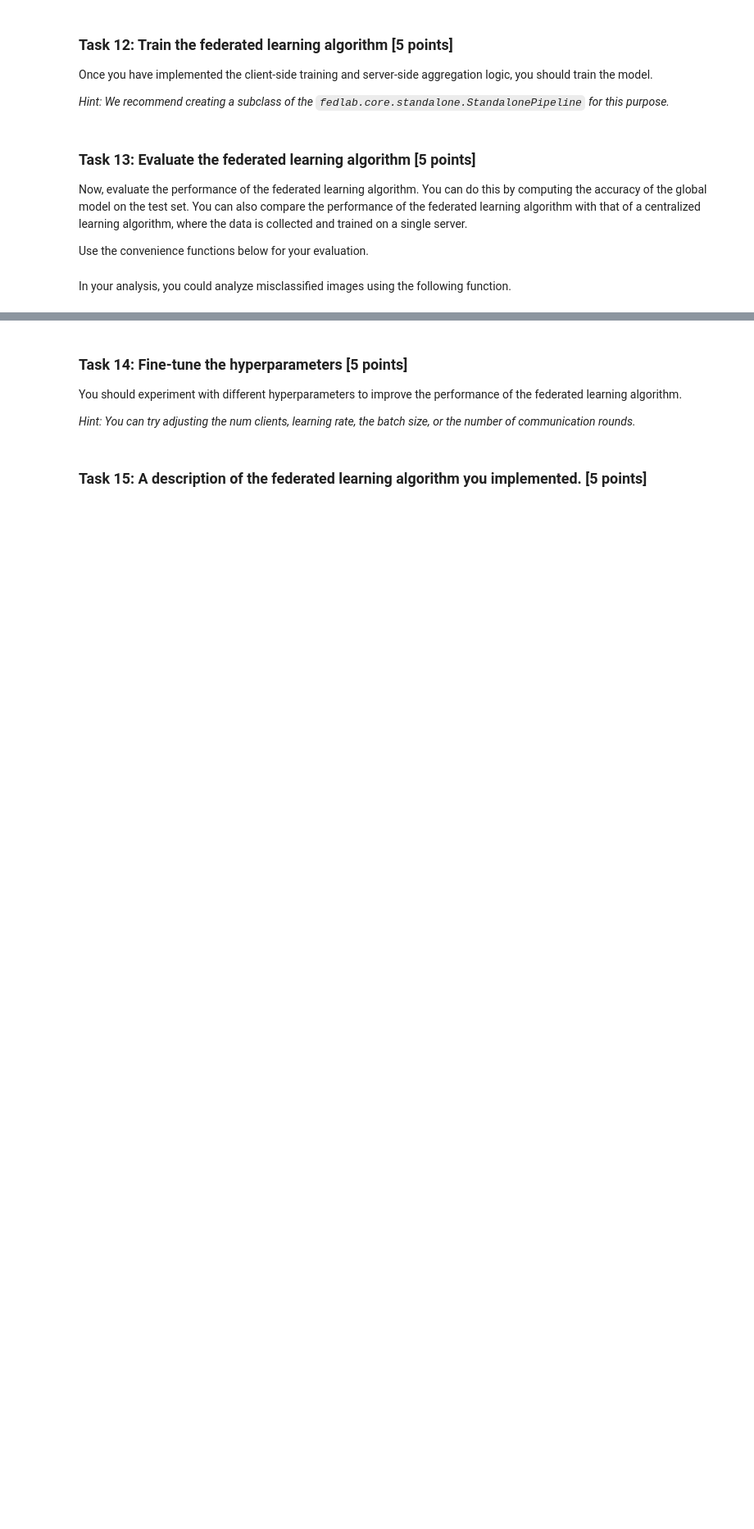
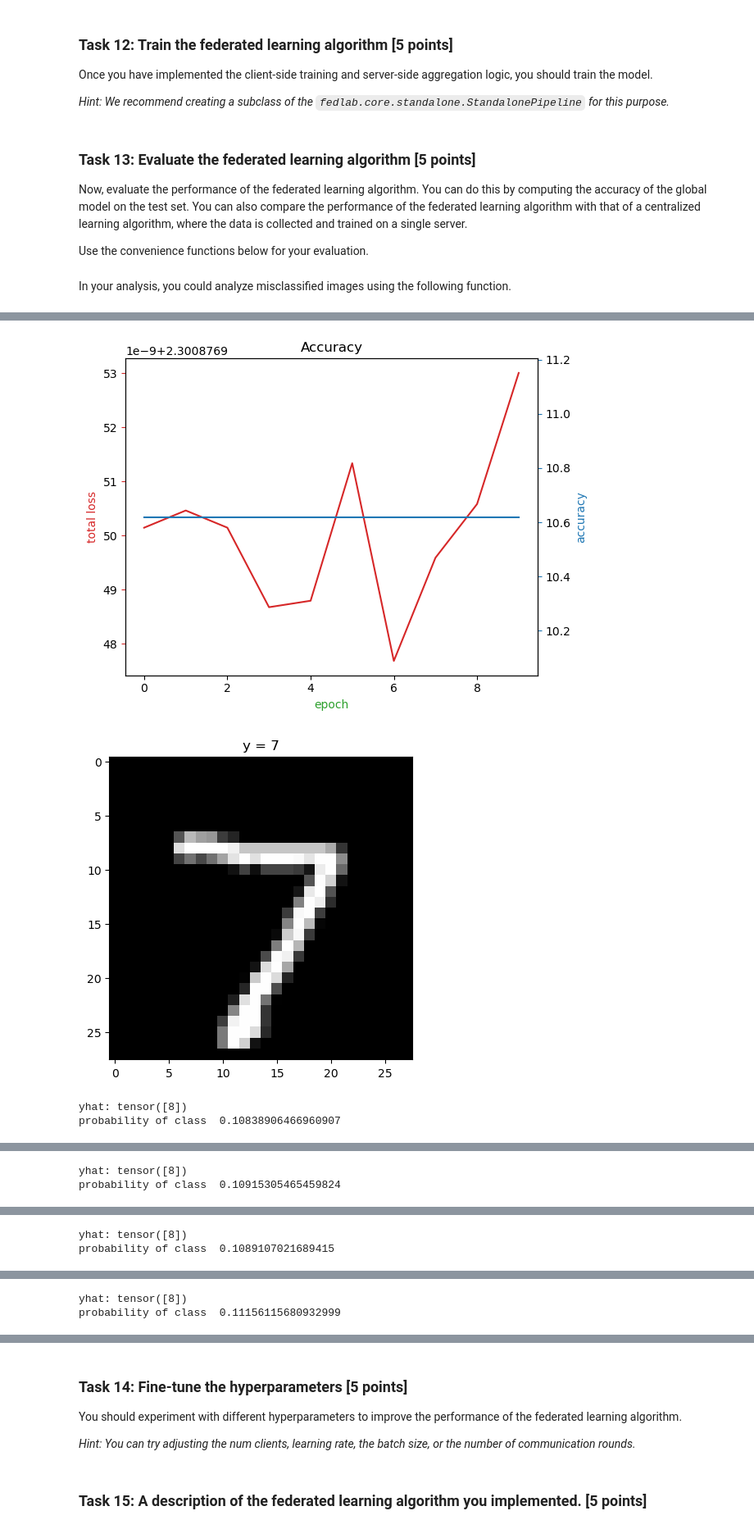
Before and after one commit to Rezlang/AI-Blockchain, a Jupyter notebook: Labs/Lab 2/lab02.ipynb, the cells around one changed output, grey strips where cells are left out. Shown: that part at 82% size. Cells and saved outputs as stored; diff of their text form; code cells hidden in the pictures; blank space fills up the shorter version.

```diff
--- a/Labs/Lab 2/lab02.ipynb
+++ b/Labs/Lab 2/lab02.ipynb
@@ -699,21 +735,14 @@ Once you have implemented the client-side training and server-side aggregation l
 # %%
-from fedlab.contrib.algorithm.basic_client import SerialClientTrainer
-from fedlab.contrib.algorithm.basic_server import SyncServerHandler
+criterion = nn.CrossEntropyLoss()
 
 
 class StandalonePipeline(object):
     def __init__(self, handler: SyncServerHandler, trainer: SerialClientTrainer):
-        """Perform standalone simulation process.
-
-        Args:
-            handler (ServerHandler): _description_
-            trainer (SerialClientTrainer): _description_
-        """
         self.handler = handler
         self.trainer = trainer
-
-        # initialization
         self.handler.num_clients = self.trainer.num_clients
+        self.losses = []
+        self.accuracies = []
 
     def main(self):
         while self.handler.if_stop is False:
@@ -728,14 +757,13 @@ class StandalonePipeline(object):
             # server side
             for pack in uploads:
                 self.handler.load(pack)
+            loss, acc = evaluate_global(model, criterion, datasets, "cpu")
+            self.losses.append(loss)
+            self.accuracies.append(acc)
 
             # evaluate
-            return self.evaluate()
+            # return self.evaluate()
             # self.handler.evaluate()
-
-    def evaluate(self):
-        loss, acc = self.handler.evaluate()
-        return loss, acc
 # %% [markdown]
 ### Task 13: Evaluate the federated learning algorithm [5 points]
 
@@ -831,6 +818,7 @@ def evaluate_global(model, criterion, dataset_manager, device):
 # %%
 # Type your code here.
 pipeline = StandalonePipeline(handler, trainer)
-loss, acc = pipeline.main()
-generate_loss_accuracy_charts("Accuracy", loss, acc)
+pipeline.main()
+generate_loss_accuracy_charts("Accuracy", pipeline.losses, pipeline.accuracies)
+print_first_five_misclassified_samples(mnist_test, model)
 # %% [output]
@@ -837,0 +842,4 @@ NotImplementedError:
+[figure, added]
+[figure, added]
+yhat: tensor([8])
+probability of class  0.10838906466960907
@@ -837,0 +847,2 @@ NotImplementedError:
+yhat: tensor([8])
+probability of class  0.10915305465459824
@@ -837,0 +850,2 @@ NotImplementedError:
+yhat: tensor([8])
+probability of class  0.1089107021689415
@@ -837,0 +853,2 @@ NotImplementedError:
+yhat: tensor([8])
+probability of class  0.11156115680932999
```
Also changed, not shown: parts of 41 cells of this notebook, 2 other files.
